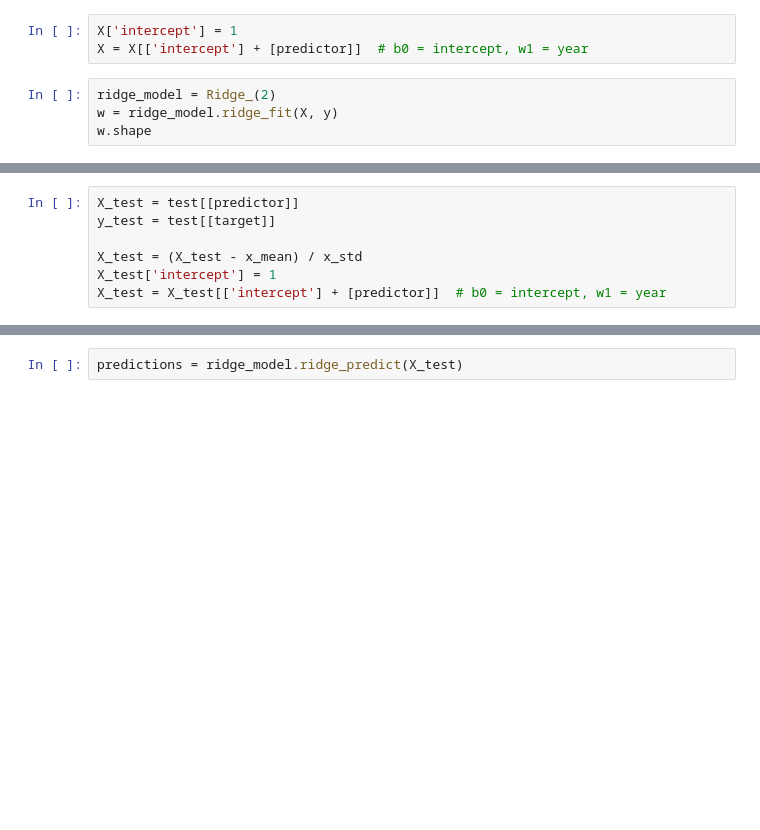
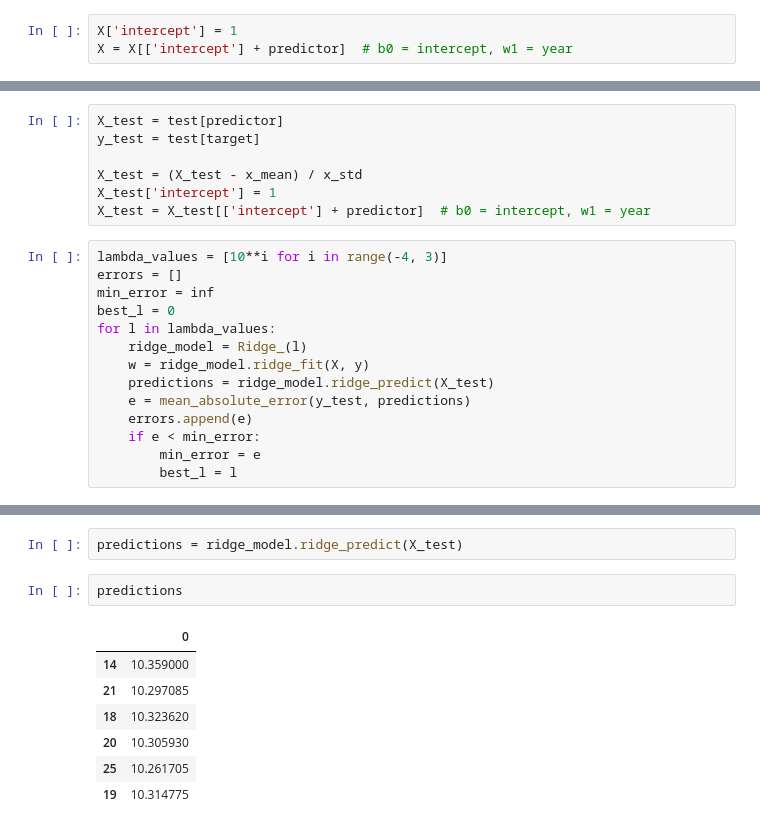
Before and after one commit to sararst/Malis, a Jupyter notebook: proj3/task2 copy.ipynb, the cells around one changed output, grey strips where cells are left out. Saved outputs shown, nothing was run; the diff lists cells and outputs as text; blank space fills up the shorter version.

```diff
--- a/proj3/task2 copy.ipynb
+++ b/proj3/task2 copy.ipynb
@@ -25,8 +25,4 @@ x_std = X.std()
 X = (X - x_mean) / x_std
 # %%
 X['intercept'] = 1
-X = X[['intercept'] + [predictor]]  # b0 = intercept, w1 = year
+X = X[['intercept'] + predictor]  # b0 = intercept, w1 = year
-# %%
-ridge_model = Ridge_(2)
-w = ridge_model.ridge_fit(X, y)
-w.shape
@@ -35,7 +29,21 @@ w.shape
 # %%
-X_test = test[[predictor]]
-y_test = test[[target]]
+X_test = test[predictor]
+y_test = test[target]
 
 X_test = (X_test - x_mean) / x_std
 X_test['intercept'] = 1
-X_test = X_test[['intercept'] + [predictor]]  # b0 = intercept, w1 = year
+X_test = X_test[['intercept'] + predictor]  # b0 = intercept, w1 = year
+# %%
+lambda_values = [10**i for i in range(-4, 3)]
+errors = []
+min_error = inf
+best_l = 0
+for l in lambda_values:
+    ridge_model = Ridge_(l)
+    w = ridge_model.ridge_fit(X, y)
+    predictions = ridge_model.ridge_predict(X_test)
+    e = mean_absolute_error(y_test, predictions)
+    errors.append(e)
+    if e < min_error:
+        min_error = e
+        best_l = l
@@ -42,2 +61,12 @@ X_test = X_test[['intercept'] + [predictor]]  # b0 = intercept, w1 = year
 # %%
 predictions = ridge_model.ridge_predict(X_test)
+# %%
+predictions
+# %% [output]
+|  | 0 |
+| 14 | 10.359000 |
+| 21 | 10.297085 |
+| 18 | 10.323620 |
+| 20 | 10.305930 |
+| 25 | 10.261705 |
+| 19 | 10.314775 |
```
Also changed, not shown: parts of 8 cells of this notebook, 2 other files.
